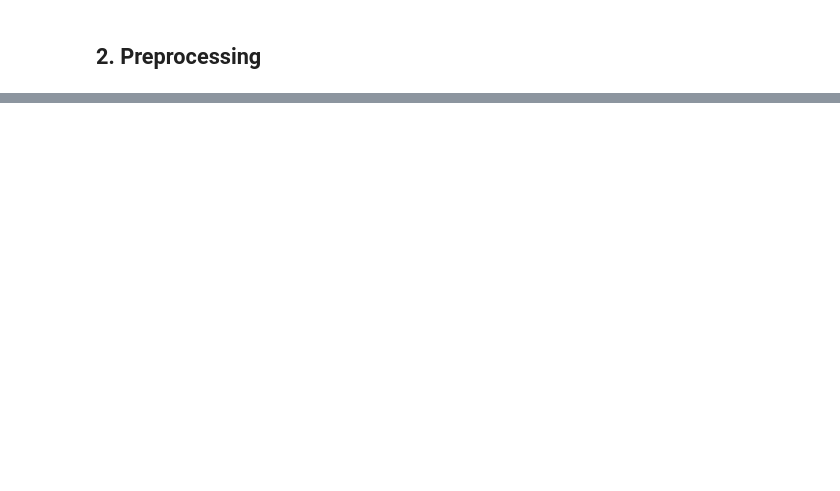
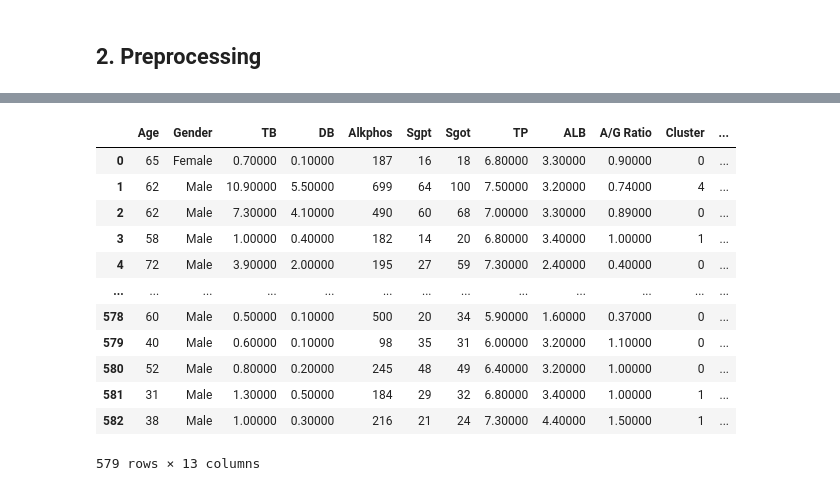
Before and after one commit to Filippo-Corti/ExplainableClustering, a Jupyter notebook: clustering.ipynb, the cells around one changed output, grey strips where cells are left out. Drawn from its saved outputs; the diff is of its cells as text; code cells hidden in the pictures; blank space fills up the shorter version.

Commit message:
clustered

```diff
--- a/clustering.ipynb
+++ b/clustering.ipynb
@@ -94,0 +113,4 @@ X_processed
+# %%
+categorical_idx = [X_processed.columns.get_loc(col) for col in categorical_features]
+
+categorical_idx
@@ -94,0 +119,6 @@ X_processed
+# %%
+kproto = KPrototypes(n_clusters=3, init='Cao', random_state=42)
+
+X_to_cluster = X_processed[numeric_features + categorical_features].to_numpy()
+
+X_to_cluster
@@ -94,0 +140,17 @@ X_processed
+# %%
+costs = []
+max_K = 15
+K = range(2, max_K)
+
+for k in K:
+    kproto = KPrototypes(n_clusters=k, init='Cao', random_state=42)
+    clusters = kproto.fit_predict(X_to_cluster, categorical=categorical_idx)
+    costs.append(kproto.cost_)
+    sil_score = silhouette_score(X_numeric, clusters)
+    print(f"{k}/{max_K} - Silhouette Score: {sil_score:.3f}")
+
+plt.plot(K, costs, marker='o')
+plt.xlabel('Number of clusters k')
+plt.ylabel('Cost')
+plt.title('Elbow Method for K-Prototypes')
+plt.show()
@@ -94,0 +172,8 @@ X_processed
+# %%
+chosen_K = [2, 4, 5]
+
+for k in chosen_K:
+    kproto = KPrototypes(n_clusters=k, init='Cao', random_state=42)
+    clusters = kproto.fit_predict(X_to_cluster, categorical=categorical_idx)
+
+    X[f'{k}-Proto_Cluster'] = clusters
@@ -94,0 +196,16 @@ X_processed
+# %%
+X
+# %% [output]
+|  | Age | Gender | TB | DB | Alkphos | Sgpt | Sgot | TP | ALB | A/G Ratio | Cluster | ... |
+| 0 | 65 | Female | 0.70000 | 0.10000 | 187 | 16 | 18 | 6.80000 | 3.30000 | 0.90000 | 0 | ... |
+| 1 | 62 | Male | 10.90000 | 5.50000 | 699 | 64 | 100 | 7.50000 | 3.20000 | 0.74000 | 4 | ... |
+| 2 | 62 | Male | 7.30000 | 4.10000 | 490 | 60 | 68 | 7.00000 | 3.30000 | 0.89000 | 0 | ... |
+| 3 | 58 | Male | 1.00000 | 0.40000 | 182 | 14 | 20 | 6.80000 | 3.40000 | 1.00000 | 1 | ... |
+| 4 | 72 | Male | 3.90000 | 2.00000 | 195 | 27 | 59 | 7.30000 | 2.40000 | 0.40000 | 0 | ... |
+| ... | ... | ... | ... | ... | ... | ... | ... | ... | ... | ... | ... | ... |
+| 578 | 60 | Male | 0.50000 | 0.10000 | 500 | 20 | 34 | 5.90000 | 1.60000 | 0.37000 | 0 | ... |
+| 579 | 40 | Male | 0.60000 | 0.10000 | 98 | 35 | 31 | 6.00000 | 3.20000 | 1.10000 | 0 | ... |
+| 580 | 52 | Male | 0.80000 | 0.20000 | 245 | 48 | 49 | 6.40000 | 3.20000 | 1.00000 | 0 | ... |
+| 581 | 31 | Male | 1.30000 | 0.50000 | 184 | 29 | 32 | 6.80000 | 3.40000 | 1.00000 | 1 | ... |
+| 582 | 38 | Male | 1.00000 | 0.30000 | 216 | 21 | 24 | 7.30000 | 4.40000 | 1.50000 | 1 | ... |
+579 rows × 13 columns
```
Also changed, not shown: parts of 20 cells of this notebook, 1 other file.
